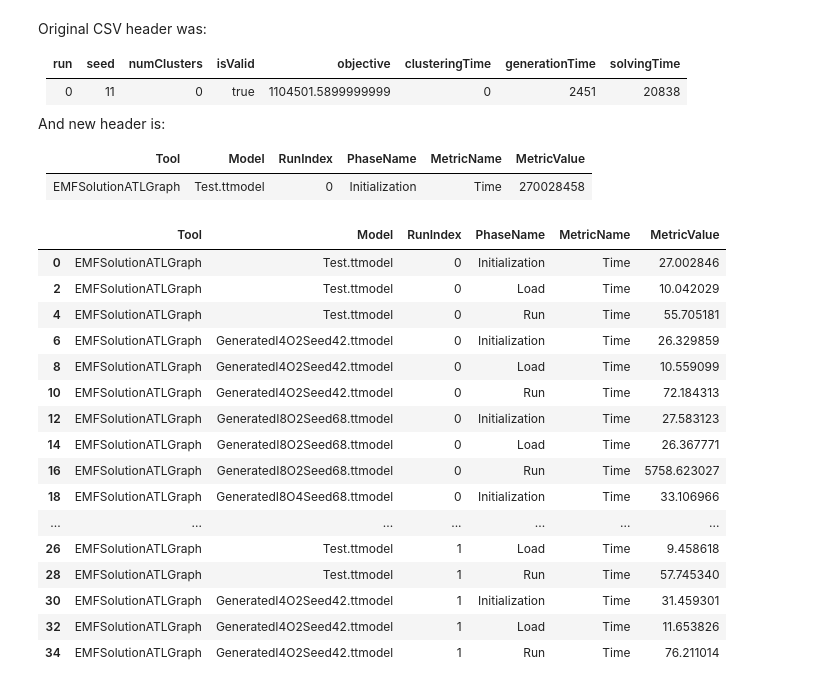
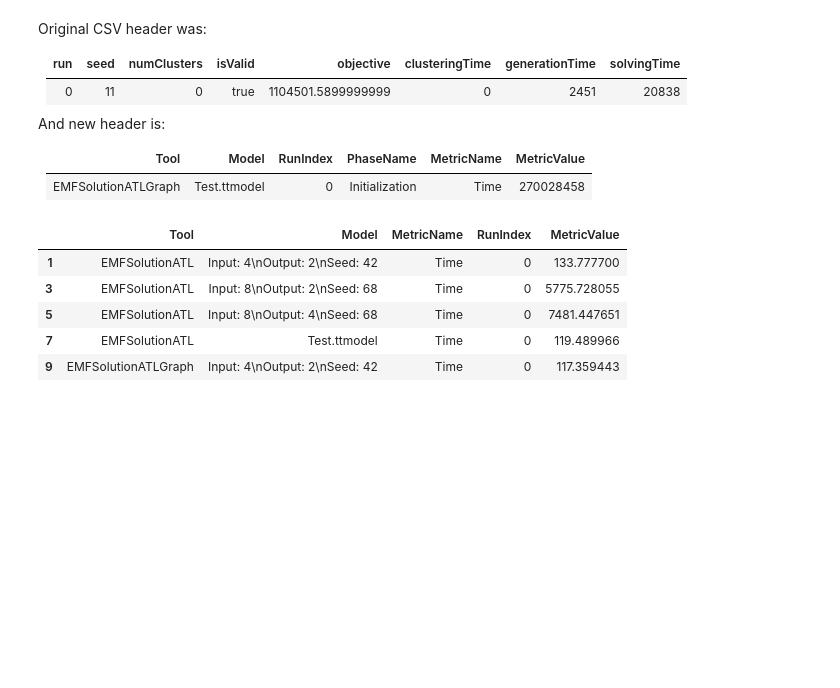
Before and after one commit to TransformationToolContest/ttc2019-tt2bdd, a Jupyter notebook: scripts/imported.ipynb, the cells around one changed output. Saved outputs shown, nothing was run; the diff lists cells and outputs as text; code cells hidden in the pictures; blank space fills up the shorter version.

```diff
--- a/scripts/imported.ipynb
+++ b/scripts/imported.ipynb
@@ -16,3 +17,5 @@ haec_c = (178 / 256.0, 210 / 256.0, 51 / 256.0)
 seed_to_plot = 11
 max_time = 50
 runs = [0,1,2]
+
+name_to_read = '../output/last_output.csv'
@@ -19,30 +49,21 @@ runs = [0,1,2]
 # %%
-def read_measurements(file_name):
+def read_measurements(file_name=None):
+    if file_name is None:
+        file_name = name_to_read
     data = pd.read_csv(file_name, delimiter=';')
                        #, skip_header=0,
                        #  names=('Tool', 'Model', 'RunIndex', 'PhaseName', 'MetricName', 'MetricValue'))
                          #dtype=(string,str,int,str,str,float))
-    # Forget about memory..
-    data = data[data['MetricName'] == 'Time']
+
+    # Normalize data
+    data = normalise_data(data)
+
+    # Split time and memory data
+    time_data = data[data['MetricName'] == 'Time'].copy()
+    memory_data = data[data['MetricName'] == 'Memory'].copy()
+    time_data.loc[:, 'MetricValue'] = data['MetricValue'] / 10e6
+    memory_data.loc[:, 'MetricValue'] = data['MetricValue'] / 2**20
+
 #    data['value'] = data['MetricValue'] / 10e6
-    return data
+    return (time_data, memory_data)
-# %%
-def normalise_data(data):
-    data['MetricValue'] /= 10e6
-    data = data.groupby(['Tool', 'Model', 'RunIndex', 'MetricName']).aggregate({'MetricValue': 'sum'}).reset_index()
-    data = data.groupby(['Tool', 'Model', 'MetricName']).mean().reset_index()
-    return data
-
-#    # get the baselines
-#    objective = data[np.where(0 == data['numClusters'])][0]['objective']
-#    generationTime = data[np.where(0 == data['numClusters'])][0]['generationTime']
-#    solvingTime = data[np.where(0 == data['numClusters'])][0]['solvingTime']
-
-#    # remove the unclustered measurement
-#    data = data[np.where(data['numClusters'] != 0)]
-
-#    data['objective'] = objective / data['objective']
-#    data['objective'][np.isinf(data['objective'])] = 0
-
-#    return objective, generationTime, solvingTime, data
 # %%
@@ -66,27 +87,16 @@ Tool|Model|RunIndex|PhaseName|MetricName|MetricValue
 -|-|-|-|-|-
 EMFSolutionATLGraph|Test.ttmodel|0|Initialization|Time|270028458
 # %%
-data = read_measurements('../output/output.csv')
+data, _ = read_measurements()
 normalise_data(data)
-pd.DataFrame(data)
+pd.DataFrame(data).head()
 # %% [output]
-|  | Tool | Model | RunIndex | PhaseName | MetricName | MetricValue |
-| 0 | EMFSolutionATLGraph | Test.ttmodel | 0 | Initialization | Time | 27.002846 |
-| 2 | EMFSolutionATLGraph | Test.ttmodel | 0 | Load | Time | 10.042029 |
-| 4 | EMFSolutionATLGraph | Test.ttmodel | 0 | Run | Time | 55.705181 |
-| 6 | EMFSolutionATLGraph | GeneratedI4O2Seed42.ttmodel | 0 | Initialization | Time | 26.329859 |
-| 8 | EMFSolutionATLGraph | GeneratedI4O2Seed42.ttmodel | 0 | Load | Time | 10.559099 |
-| 10 | EMFSolutionATLGraph | GeneratedI4O2Seed42.ttmodel | 0 | Run | Time | 72.184313 |
-| 12 | EMFSolutionATLGraph | GeneratedI8O2Seed68.ttmodel | 0 | Initialization | Time | 27.583123 |
-| 14 | EMFSolutionATLGraph | GeneratedI8O2Seed68.ttmodel | 0 | Load | Time | 26.367771 |
-| 16 | EMFSolutionATLGraph | GeneratedI8O2Seed68.ttmodel | 0 | Run | Time | 5758.623027 |
-| 18 | EMFSolutionATLGraph | GeneratedI8O4Seed68.ttmodel | 0 | Initialization | Time | 33.106966 |
-| ... | ... | ... | ... | ... | ... | ... |
-| 26 | EMFSolutionATLGraph | Test.ttmodel | 1 | Load | Time | 9.458618 |
-| 28 | EMFSolutionATLGraph | Test.ttmodel | 1 | Run | Time | 57.745340 |
-| 30 | EMFSolutionATLGraph | GeneratedI4O2Seed42.ttmodel | 1 | Initialization | Time | 31.459301 |
-| 32 | EMFSolutionATLGraph | GeneratedI4O2Seed42.ttmodel | 1 | Load | Time | 11.653826 |
-| 34 | EMFSolutionATLGraph | GeneratedI4O2Seed42.ttmodel | 1 | Run | Time | 76.211014 |
+|  | Tool | Model | MetricName | RunIndex | MetricValue |
+| 1 | EMFSolutionATL | Input: 4\nOutput: 2\nSeed: 42 | Time | 0 | 133.777700 |
+| 3 | EMFSolutionATL | Input: 8\nOutput: 2\nSeed: 68 | Time | 0 | 5775.728055 |
+| 5 | EMFSolutionATL | Input: 8\nOutput: 4\nSeed: 68 | Time | 0 | 7481.447651 |
+| 7 | EMFSolutionATL | Test.ttmodel | Time | 0 | 119.489966 |
+| 9 | EMFSolutionATLGraph | Input: 4\nOutput: 2\nSeed: 42 | Time | 0 | 117.359443 |
 # %%
 d1 = data.groupby(['Tool', 'Model', 'RunIndex', 'MetricName']).aggregate({'MetricValue': 'sum'}).reset_index()
 d1
```
Also changed, not shown: parts of 8 cells of this notebook, 3 other files.
